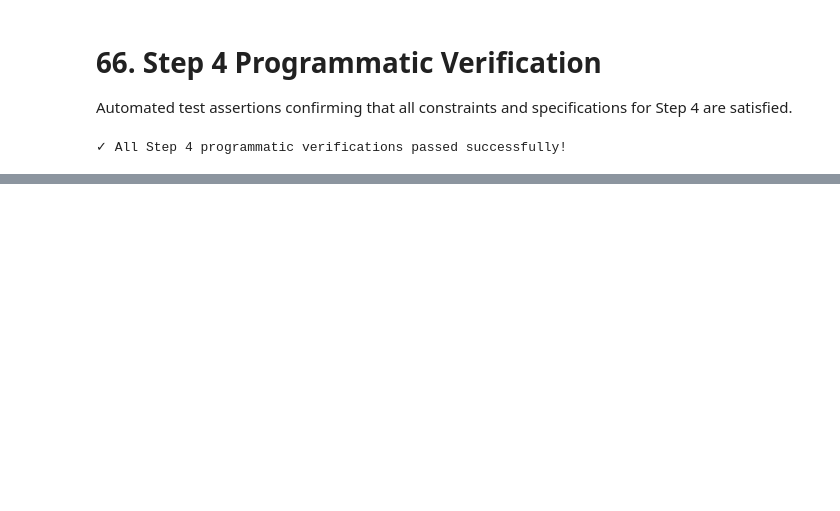
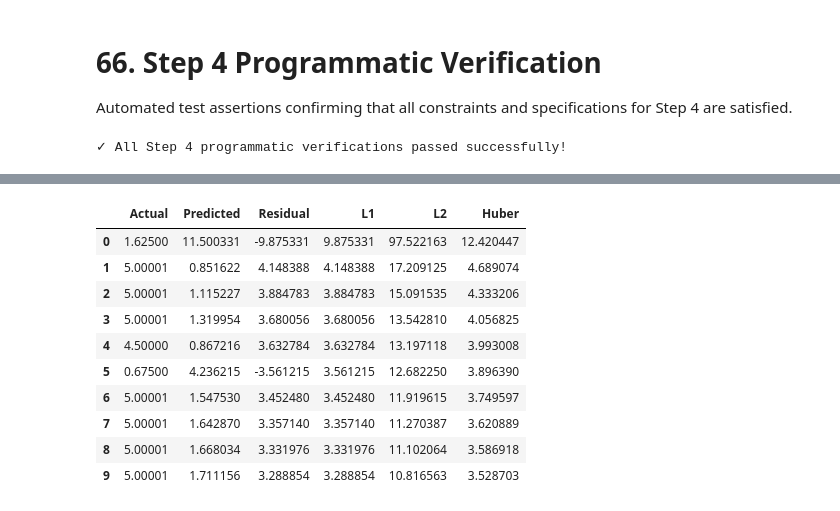
Before and after one commit to abed-dvp/california-housing-training-optimization, a Jupyter notebook: notebook.ipynb, the cells around one changed output, grey strips where cells are left out. Saved outputs shown, nothing was run; the diff lists cells and outputs as text; code cells hidden in the pictures; blank space fills up the shorter version.

```diff
--- a/notebook.ipynb
+++ b/notebook.ipynb
@@ -2008,0 +2129,23 @@ print("\u2713 All Step 4 programmatic verifications passed successfully!")
+# %%
+penalty_table = pd.DataFrame({
+    "Actual": high_error_df["actual"],
+    "Predicted": high_error_df["predicted"],
+    "Residual": high_error_df["residual"],
+    "L1": high_error_df["absolute_residual"],
+    "L2": high_error_df["residual"] ** 2,
+    "Huber": manual_huber_loss(high_error_df["residual"].values, delta=delta_huber)
+})
+
+penalty_table
+# %% [output]
+|  | Actual | Predicted | Residual | L1 | L2 | Huber |
+| 0 | 1.62500 | 11.500331 | -9.875331 | 9.875331 | 97.522163 | 12.420447 |
+| 1 | 5.00001 | 0.851622 | 4.148388 | 4.148388 | 17.209125 | 4.689074 |
+| 2 | 5.00001 | 1.115227 | 3.884783 | 3.884783 | 15.091535 | 4.333206 |
+| 3 | 5.00001 | 1.319954 | 3.680056 | 3.680056 | 13.542810 | 4.056825 |
+| 4 | 4.50000 | 0.867216 | 3.632784 | 3.632784 | 13.197118 | 3.993008 |
+| 5 | 0.67500 | 4.236215 | -3.561215 | 3.561215 | 12.682250 | 3.896390 |
+| 6 | 5.00001 | 1.547530 | 3.452480 | 3.452480 | 11.919615 | 3.749597 |
+| 7 | 5.00001 | 1.642870 | 3.357140 | 3.357140 | 11.270387 | 3.620889 |
+| 8 | 5.00001 | 1.668034 | 3.331976 | 3.331976 | 11.102064 | 3.586918 |
+| 9 | 5.00001 | 1.711156 | 3.288854 | 3.288854 | 10.816563 | 3.528703 |
```
Also changed, not shown: parts of 42 cells of this notebook, 1 other file.
